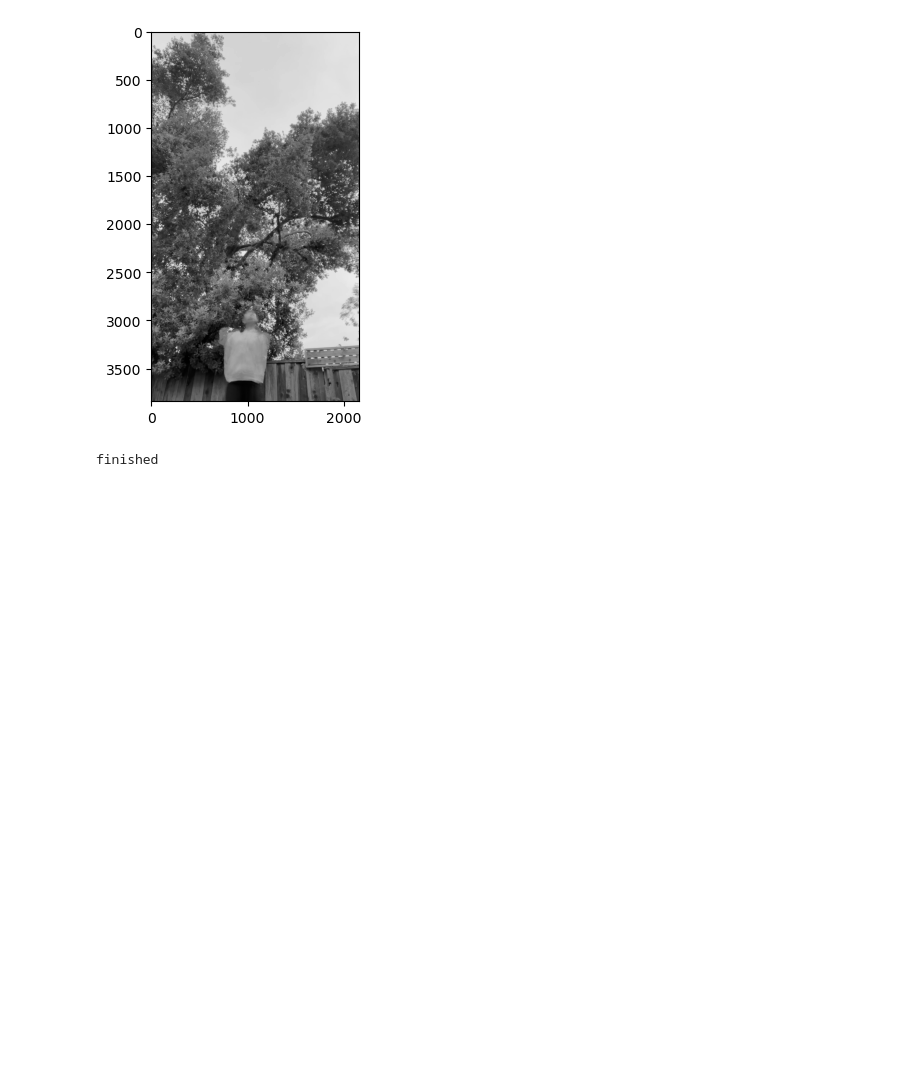
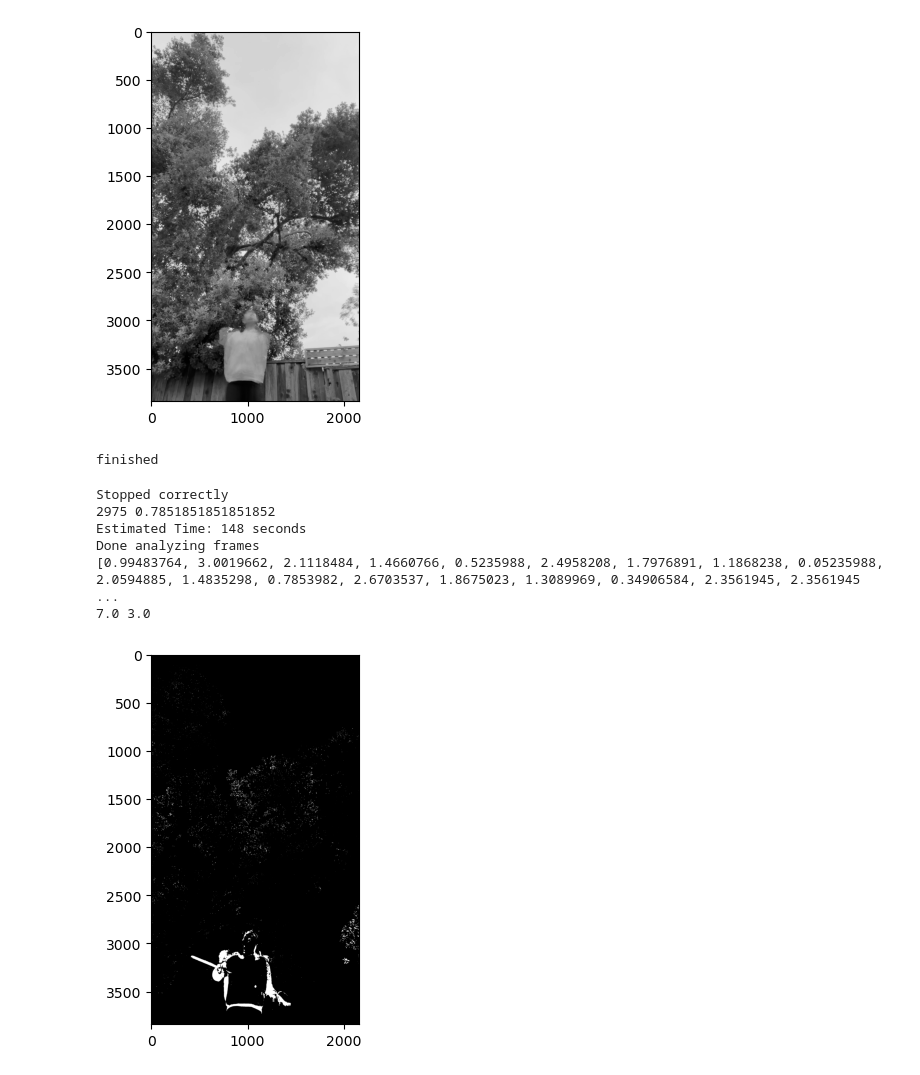
Before and after one commit to sophiaxd0/CG, a Jupyter notebook: CG.ipynb, the cells around one changed output. Cells and saved outputs as stored; diff of their text form; code cells hidden in the pictures; blank space fills up the shorter version.

```diff
--- a/CG.ipynb
+++ b/CG.ipynb
@@ -87 +170,25 @@ def weighted_img(img, initial_img, α=0.8, β=1., λ=0.):
+# %%
+#analyzing the list of angles
+#find starting and ending frame to reduce run time
+cut = find_cutoff()
+all_angles = get_angles(17, frame_count, cut)
+print(all_angles)
+storage = all_angles[0]
+temp_count = 0.0
+rot_count = 0.0
+for ang in all_angles:
+    if (float(storage) < 1.0 and float(ang) > 2.0) or (float(ang)==0.0):
+        temp_count+=1.0
+    storage = ang
+rot_count = (temp_count/2.0) - 0.5
+print(temp_count, rot_count)
+#print("You did %d rotation(s)!"%rot_count)
+# %% [output]
+Stopped correctly
+2975 0.7851851851851852
+Estimated Time: 148 seconds
+Done analyzing frames
+[0.99483764, 3.0019662, 2.1118484, 1.4660766, 0.5235988, 2.4958208, 1.7976891, 1.1868238, 0.05235988, 2.0594885, 1.4835298, 0.7853982, 2.6703537, 1.8675023, 1.3089969, 0.34906584, 2.3561945, 2.3561945 ...
+7.0 3.0
+[figure, added]
 # %%
```
Also changed, not shown: parts of 6 cells of this notebook.
